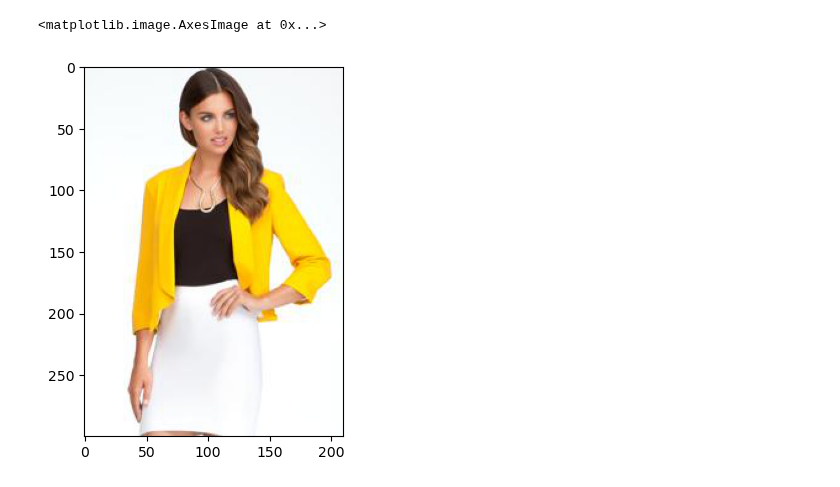
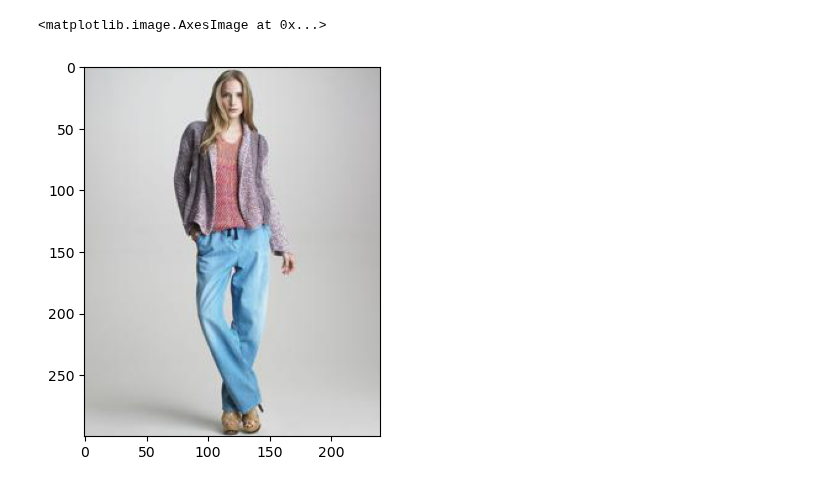
Before and after one commit to Ravikumarchavva/Occasion-Outfit-Advisor, a Jupyter notebook: notebooks/starter.ipynb, the cells around one changed output. Saved outputs shown, nothing was run; the diff lists cells and outputs as text; code cells hidden in the pictures.

```diff
--- a/notebooks/starter.ipynb
+++ b/notebooks/starter.ipynb
@@ -4,8 +4,8 @@ import matplotlib.pyplot as plt
 import sys
 from PIL import Image
 # %%
-image = Image.open(r'D:\github\Occasion-Outfit-Advisor\img\Zippered_Shawl_Collar_Blazer\img_00000012.jpg')
+image = Image.open(r'D:\github\Occasion-Outfit-Advisor\img\Zippered_Shawl_Collar_Blazer\img_00000016.jpg')
 plt.imshow(image)
 # %% [output]
 <matplotlib.image.AxesImage at 0x...>
-[figure, old version]
+[figure, new version]
```
Also changed, not shown: 1 other file.
